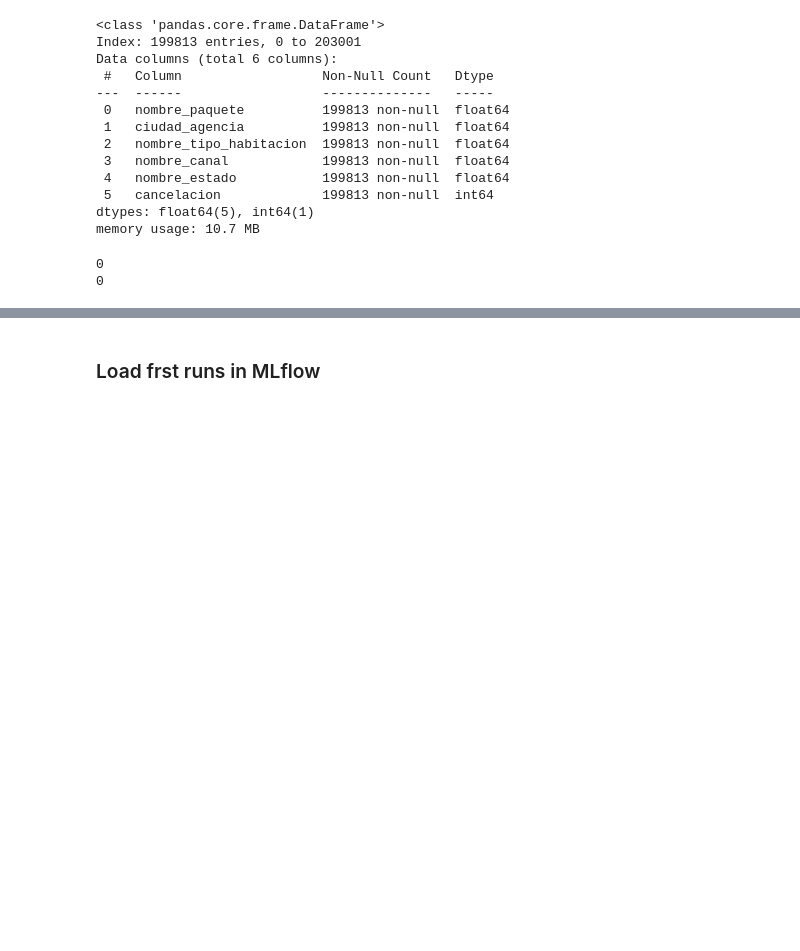
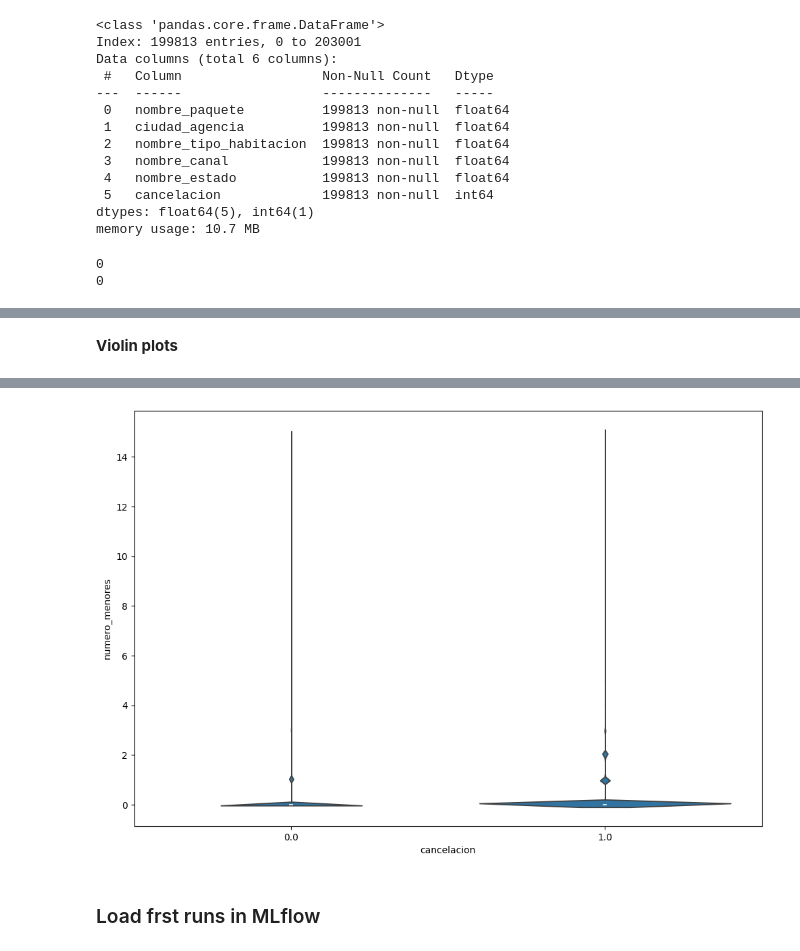
Before and after one commit to EstebanPerez25/TCA-Project, a Jupyter notebook: notebooks/data_science.ipynb, the cells around one changed output, grey strips where cells are left out. Drawn from its saved outputs; the diff is of its cells as text; code cells hidden in the pictures; blank space fills up the shorter version.

```diff
--- a/notebooks/data_science.ipynb
+++ b/notebooks/data_science.ipynb
@@ -102,0 +133,8 @@ print(df_exp2.isna().sum().sum())
+# %% [markdown]
+**Violin plots**
+# %%
+# Violint plot for each variable by cancelation
+plt.figure(figsize=(12, 8))
+sns.violinplot(x="cancelacion", y="numero_menores", data=df_exp1)
+plt.show()
+# %% [output]
@@ -103,3 +142,4 @@ print(df_exp2.isna().sum().sum())
+[figure, added]
 # %% [markdown]
 ### Load frst runs in MLflow
 # %%
```
Also changed, not shown: parts of 7 cells of this notebook, 2 other files.
